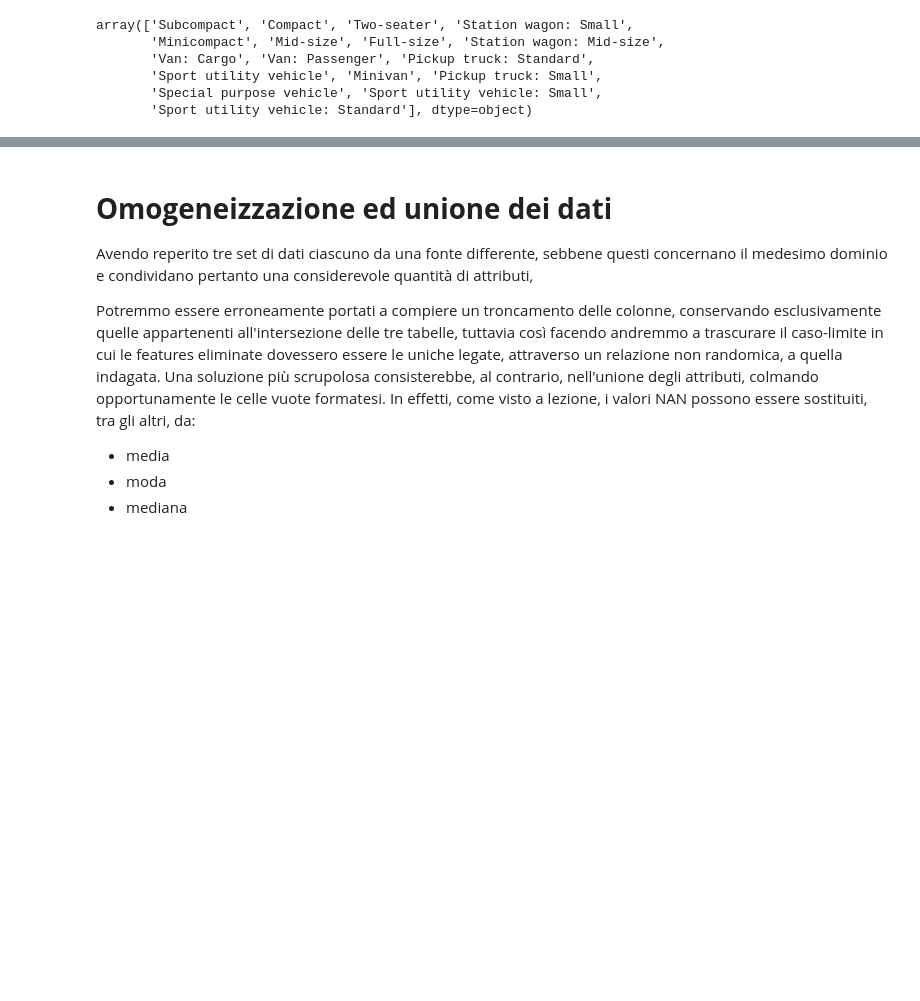
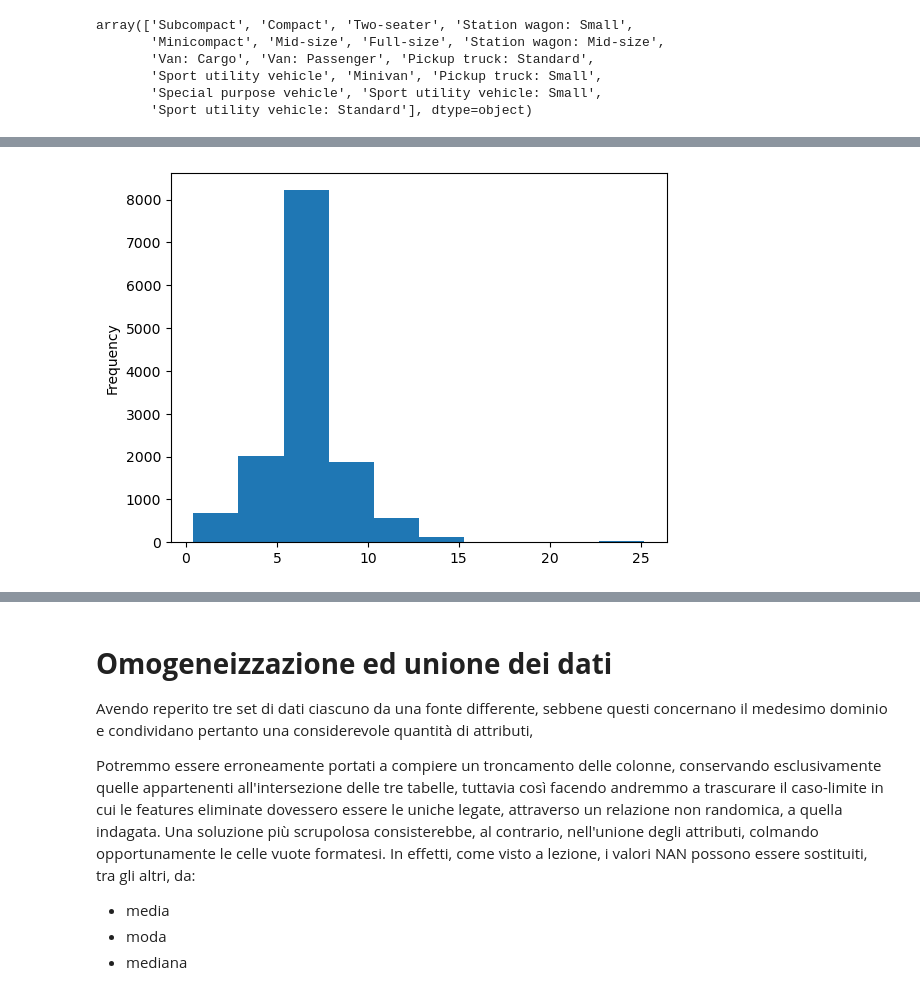
Before and after one commit to francesco-zatto/dia-project, a Jupyter notebook: car_emissions.ipynb, the cells around one changed output, grey strips where cells are left out. Drawn from its saved outputs; the diff is of its cells as text; code cells hidden in the pictures; blank space fills up the shorter version.

```diff
--- a/car_emissions.ipynb
+++ b/car_emissions.ipynb
@@ -118,0 +141,4 @@ spain_emissions["engine_capacity_cm3"] /= 1000
+# %%
+spain_emissions["consumption_max_l_100km"].plot.hist();
+# %% [output]
+[figure, added]
```
Also changed, not shown: parts of 13 cells of this notebook.
